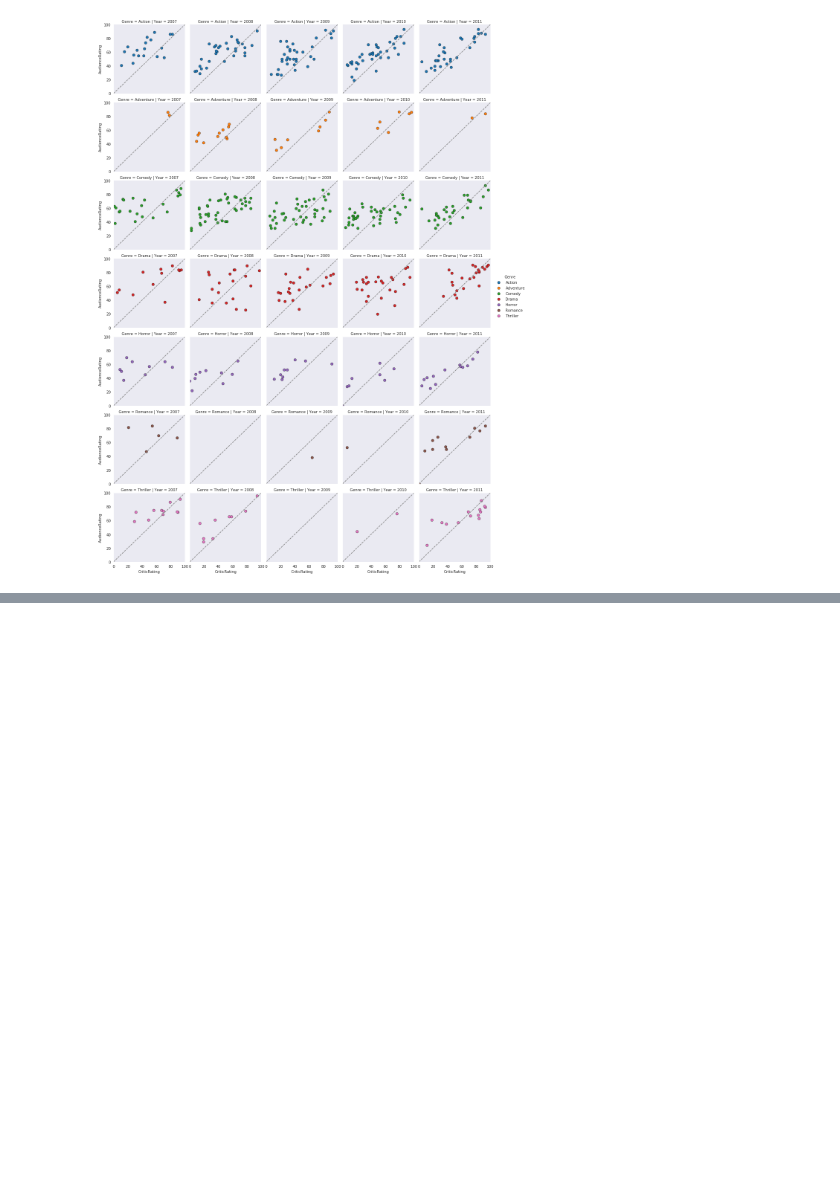
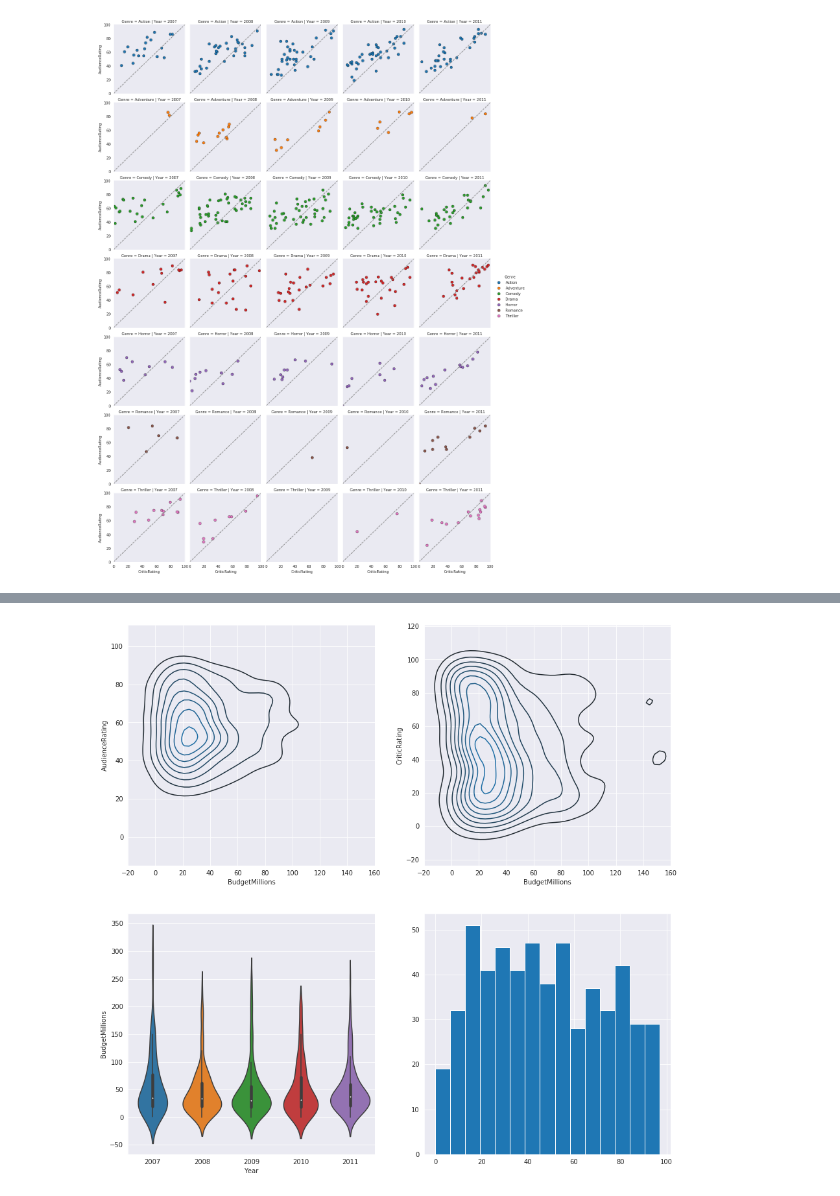
Before and after one commit to sureshmanem/Python_LearnByDoing, a Jupyter notebook: Module_6_Advanced_Visualization.ipynb, the cells around one changed output, grey strips where cells are left out. Drawn from its saved outputs; the diff is of its cells as text; code cells hidden in the pictures; blank space fills up the shorter version.

```diff
--- a/Module_6_Advanced_Visualization.ipynb
+++ b/Module_6_Advanced_Visualization.ipynb
@@ -345,0 +364,15 @@ g.add_legend()
+# %%
+# Seaborn Plots + MatlabPlot
+sns.set_style('darkgrid')
+f, axes = plt.subplots(2,2,figsize=(15,15))
+
+k1 = sns.kdeplot(movies.BudgetMillions,movies.AudienceRating,ax=axes[0,0])
+k2 = sns.kdeplot(movies.BudgetMillions,movies.CriticRating,ax=axes[0,1])
+z = sns.violinplot(data=movies,x='Year',y='BudgetMillions',ax=axes[1,0])
+axes[1,1].hist(movies.CriticRating,bins=15)
+
+k1.set(xlim=(-20,160))
+k2.set(xlim=(-20,160))
+plt.show()
+# %% [output]
+[figure, added]
```
Also changed, not shown: parts of 8 cells of this notebook.
